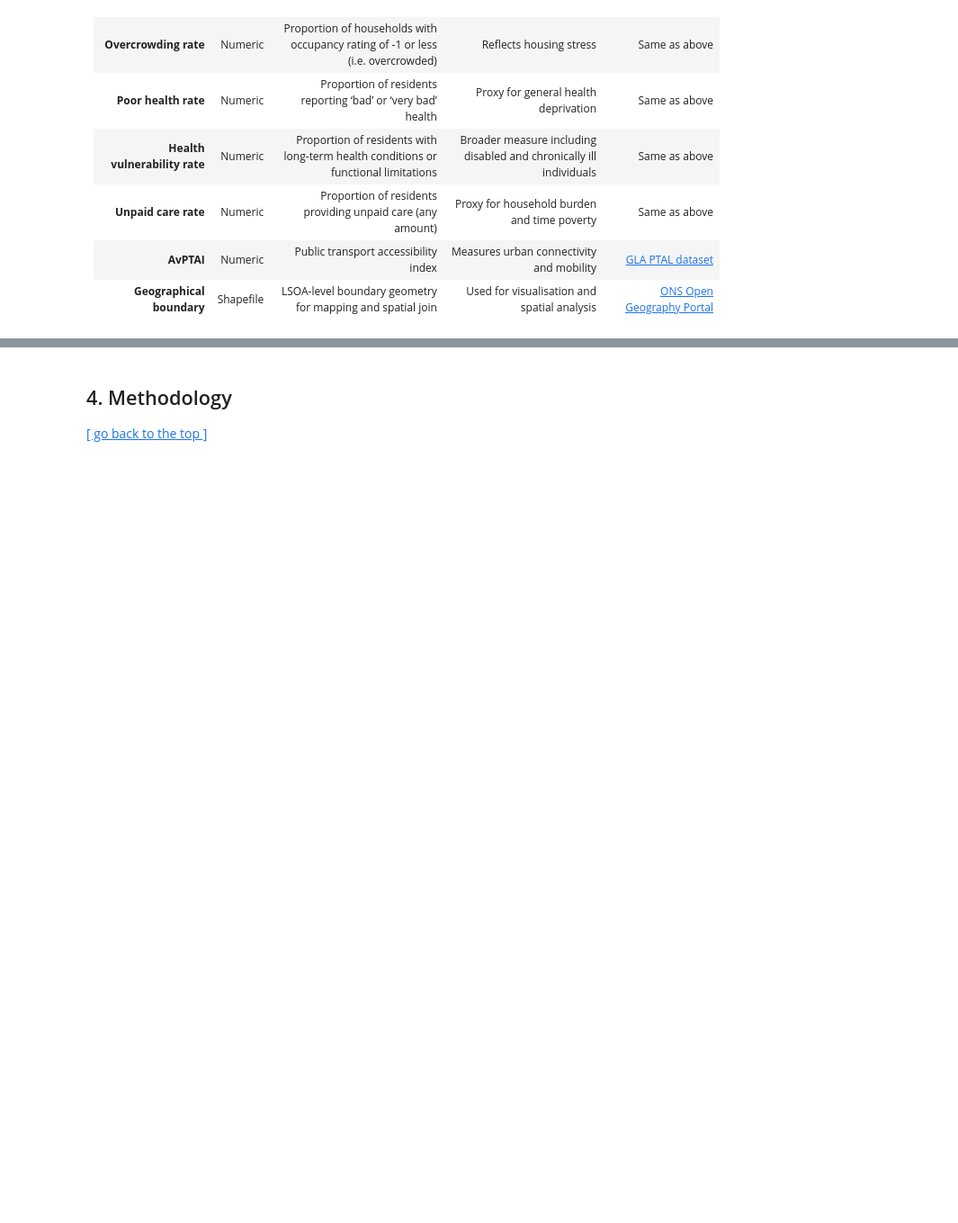
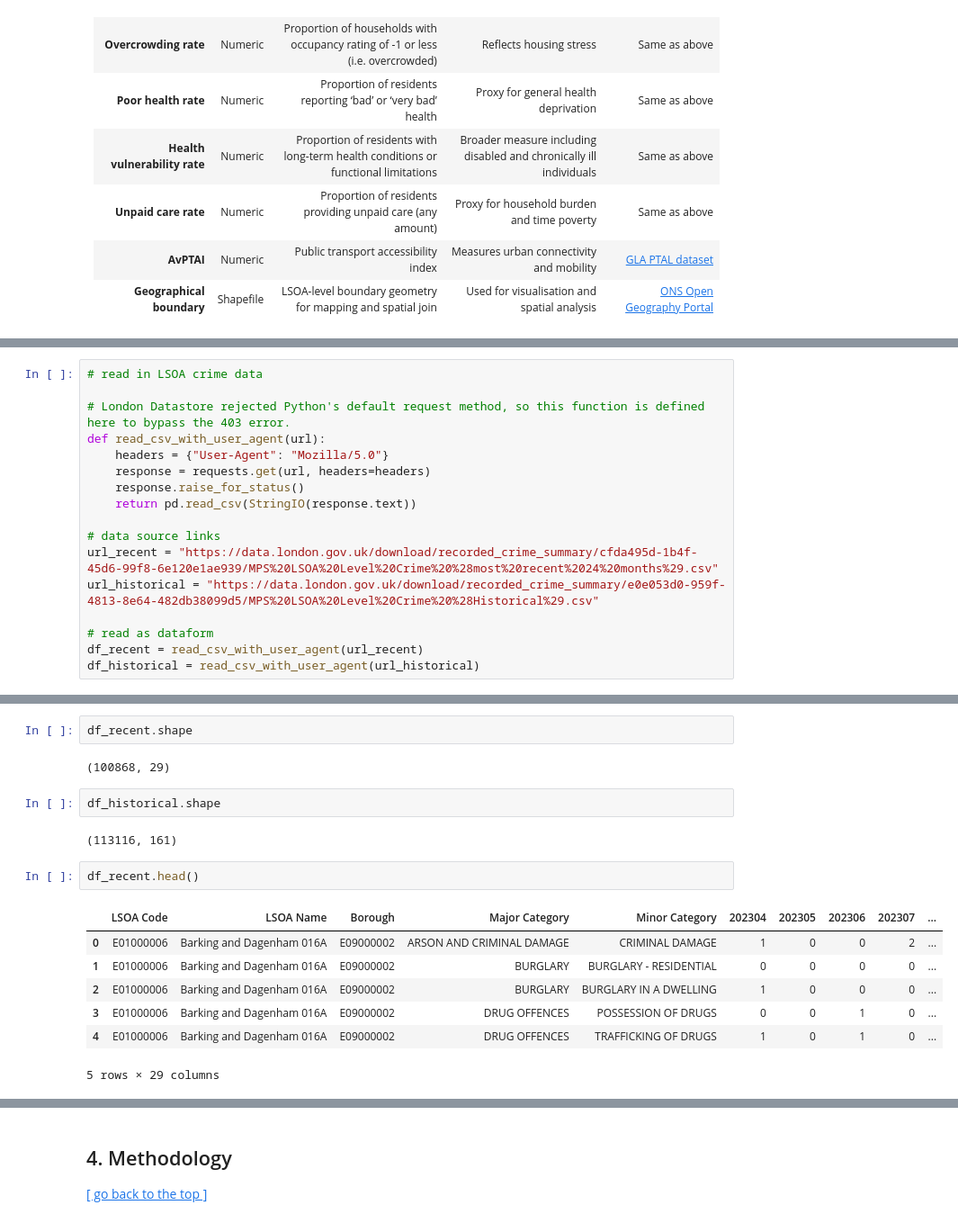
Before and after one commit to Weining5619/DSSS, a Jupyter notebook: WeiningLI_submission_CASA0006.ipynb, the cells around one changed output, grey strips where cells are left out. Shown at 90% size. Cells and saved outputs as stored; diff of their text form; blank space fills up the shorter version.

```diff
--- a/WeiningLI_submission_CASA0006.ipynb
+++ b/WeiningLI_submission_CASA0006.ipynb
@@ -104,0 +115,17 @@ The variables needed for the research and the dataset of their sources are shown
+# %%
+# read in LSOA crime data
+
+# London Datastore rejected Python's default request method, so this function is defined here to bypass the 403 error.
+def read_csv_with_user_agent(url):
+    headers = {"User-Agent": "Mozilla/5.0"}
+    response = requests.get(url, headers=headers)
+    response.raise_for_status()
+    return pd.read_csv(StringIO(response.text))
+
+# data source links
+url_recent = "https://data.london.gov.uk/download/recorded_crime_summary/cfda495d-1b4f-45d6-99f8-6e120e1ae939/MPS%20LSOA%20Level%20Crime%20%28most%20recent%2024%20months%29.csv"
+url_historical = "https://data.london.gov.uk/download/recorded_crime_summary/e0e053d0-959f-4813-8e64-482db38099d5/MPS%20LSOA%20Level%20Crime%20%28Historical%29.csv"
+
+# read as dataform
+df_recent = read_csv_with_user_agent(url_recent)
+df_historical = read_csv_with_user_agent(url_historical)
@@ -104,0 +140,18 @@ The variables needed for the research and the dataset of their sources are shown
+# %%
+df_recent.shape
+# %% [output]
+(100868, 29)
+# %%
+df_historical.shape
+# %% [output]
+(113116, 161)
+# %%
+df_recent.head()
+# %% [output]
+|  | LSOA Code | LSOA Name | Borough | Major Category | Minor Category | 202304 | 202305 | 202306 | 202307 | ... |
+| 0 | E01000006 | Barking and Dagenham 016A | E09000002 | ARSON AND CRIMINAL DAMAGE | CRIMINAL DAMAGE | 1 | 0 | 0 | 2 | ... |
+| 1 | E01000006 | Barking and Dagenham 016A | E09000002 | BURGLARY | BURGLARY - RESIDENTIAL | 0 | 0 | 0 | 0 | ... |
+| 2 | E01000006 | Barking and Dagenham 016A | E09000002 | BURGLARY | BURGLARY IN A DWELLING | 1 | 0 | 0 | 0 | ... |
+| 3 | E01000006 | Barking and Dagenham 016A | E09000002 | DRUG OFFENCES | POSSESSION OF DRUGS | 0 | 0 | 1 | 0 | ... |
+| 4 | E01000006 | Barking and Dagenham 016A | E09000002 | DRUG OFFENCES | TRAFFICKING OF DRUGS | 1 | 0 | 1 | 0 | ... |
+5 rows × 29 columns
```
Also changed, not shown: parts of 8 cells of this notebook.
